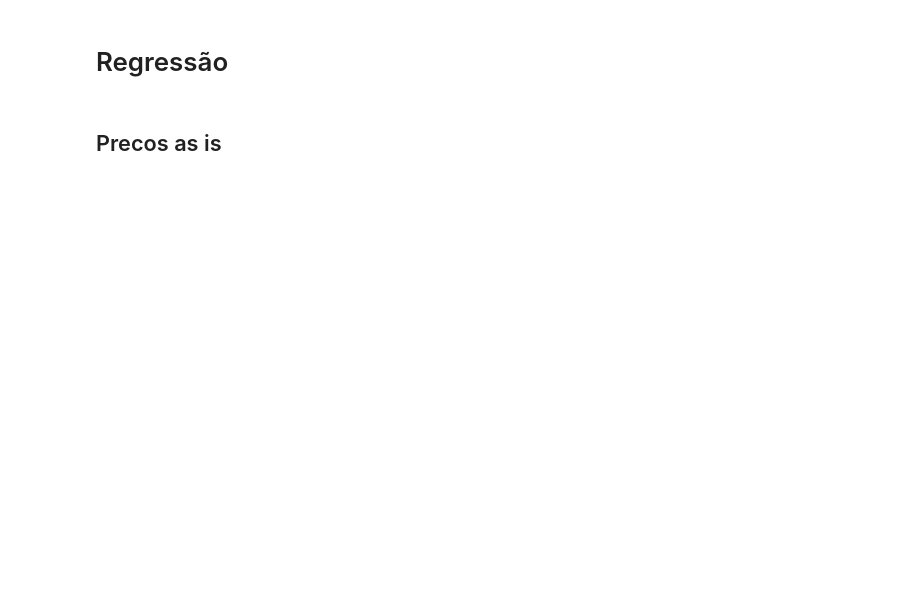
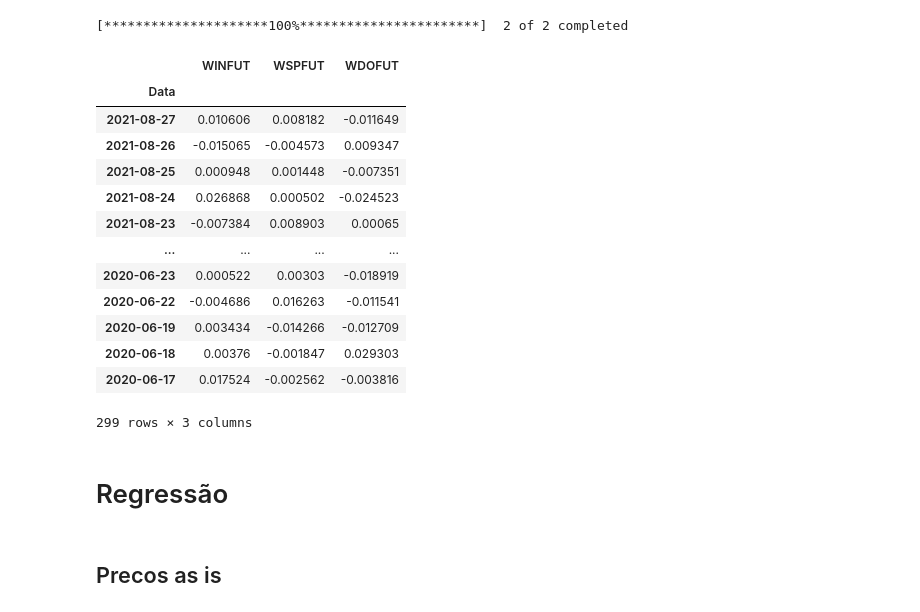
Before and after one commit to MaikeRM/itau_quantamental, a Jupyter notebook: start.ipynb, the cells around one changed output. Drawn from its saved outputs; the diff is of its cells as text; code cells hidden in the pictures; blank space fills up the shorter version.

```diff
--- a/start.ipynb
+++ b/start.ipynb
@@ -8,0 +11,4 @@ df = pd.read_excel('base_1D.xlsx', index_col='Data')
+# %%
+df = yf.download('IVVB11.SA BOVA11.SA')['Adj Close']
+# %% [output]
+[*********************100%***********************]  2 of 2 completed
@@ -9,3 +17,20 @@ df = pd.read_excel('base_1D.xlsx', index_col='Data')
 # %%
 retorno, df_ln = coin.calc_ret_ln(df)
+# %%
+retorno
+# %% [output]
+|  | WINFUT | WSPFUT | WDOFUT |
+| Data |  |  |  |
+| 2021-08-27 | 0.010606 | 0.008182 | -0.011649 |
+| 2021-08-26 | -0.015065 | -0.004573 | 0.009347 |
+| 2021-08-25 | 0.000948 | 0.001448 | -0.007351 |
+| 2021-08-24 | 0.026868 | 0.000502 | -0.024523 |
+| 2021-08-23 | -0.007384 | 0.008903 | 0.00065 |
+| ... | ... | ... | ... |
+| 2020-06-23 | 0.000522 | 0.00303 | -0.018919 |
+| 2020-06-22 | -0.004686 | 0.016263 | -0.011541 |
+| 2020-06-19 | 0.003434 | -0.014266 | -0.012709 |
+| 2020-06-18 | 0.00376 | -0.001847 | 0.029303 |
+| 2020-06-17 | 0.017524 | -0.002562 | -0.003816 |
+299 rows × 3 columns
 # %%
```
Also changed, not shown: parts of 18 cells of this notebook, 2 other files.
